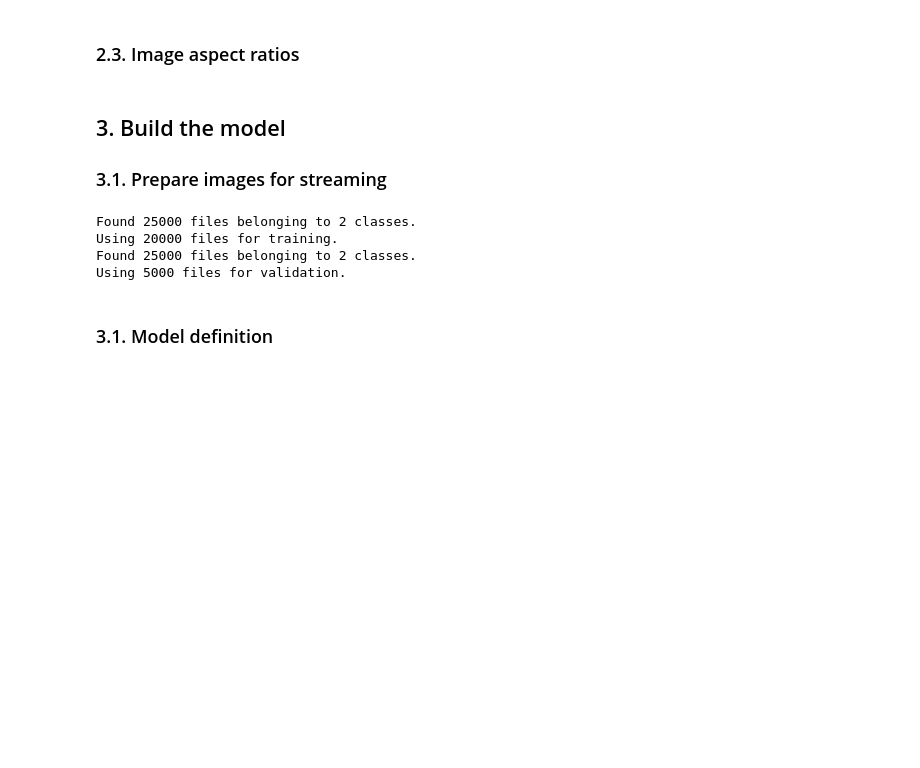
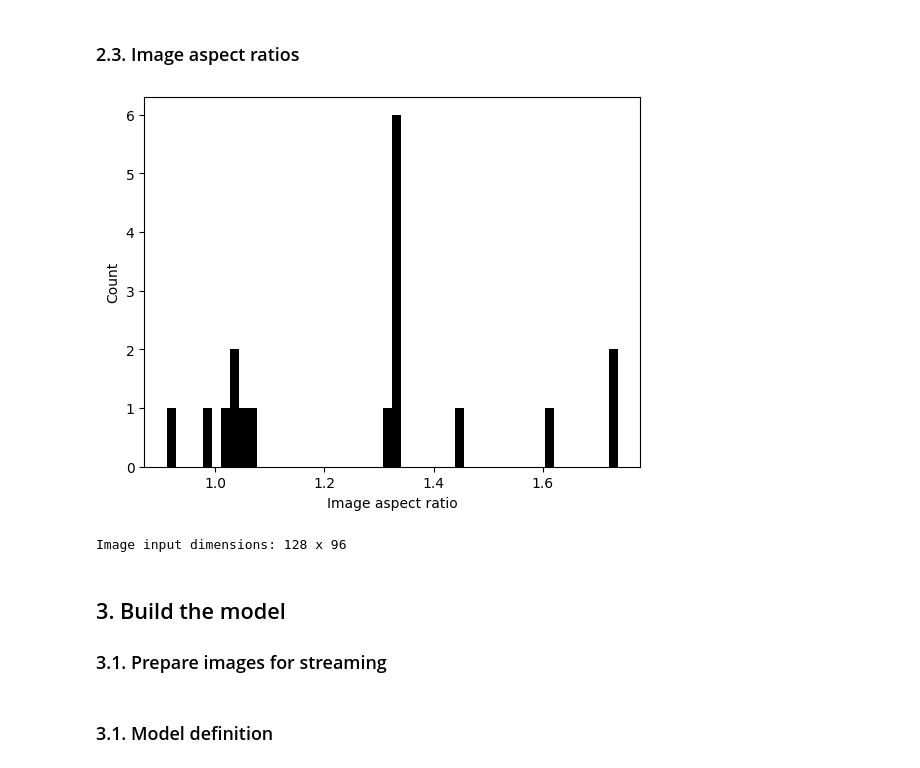
Before and after one commit to 4GeeksAcademy/m27gperdrizet-image-classification-project, a Jupyter notebook: src/mvp.ipynb, the cells around one changed output. Drawn from its saved outputs; the diff is of its cells as text; code cells hidden in the pictures; blank space fills up the shorter version.

```diff
--- a/src/mvp.ipynb
+++ b/src/mvp.ipynb
@@ -67,35 +158,21 @@ Let's take a look at a random sample of images from the dataset and see what the
+# %%
+aspect_ratios=np.array(widths)/np.array(heights)
+
+plt.hist(aspect_ratios, bins=50, color='black')
+plt.xlabel('Image aspect ratio')
+plt.ylabel('Count')
+plt.show()
+# %% [output]
+[figure, added]
+# %%
+image_width=image_dim
+image_height=int(image_dim / (4/3))
+print(f'Image input dimensions: {image_width} x {image_height}')
+# %% [output]
+Image input dimensions: 128 x 96
 # %% [markdown]
 ## 3. Build the model
 
 ### 3.1. Prepare images for streaming
-# %%
-def make_datasets(training_data_path: str, image_dim: int, batch_size: int=16):
-
-    training_dataset=tf.keras.utils.image_dataset_from_directory(
-        training_data_path,
-        validation_split=0.2,
-        subset='training',
-        seed=315,
-        image_size=(image_dim, image_dim),
-        batch_size=batch_size
-    ).repeat()
-
-    validation_dataset=tf.keras.utils.image_dataset_from_directory(
-        training_data_path,
-        validation_split=0.2,
-        subset='validation',
-        seed=315,
-        image_size=(image_dim, image_dim),
-        batch_size=batch_size
-    ).repeat()
-
-    return training_dataset, validation_dataset
-
-training_dataset, validation_dataset=make_datasets(training_data_path, 128)
-# %% [output]
-Found 25000 files belonging to 2 classes.
-Using 20000 files for training.
-Found 25000 files belonging to 2 classes.
-Using 5000 files for validation.
 # %% [markdown]
 ### 3.1. Model definition
```
Also changed, not shown: parts of 20 cells of this notebook, 41 other files.
